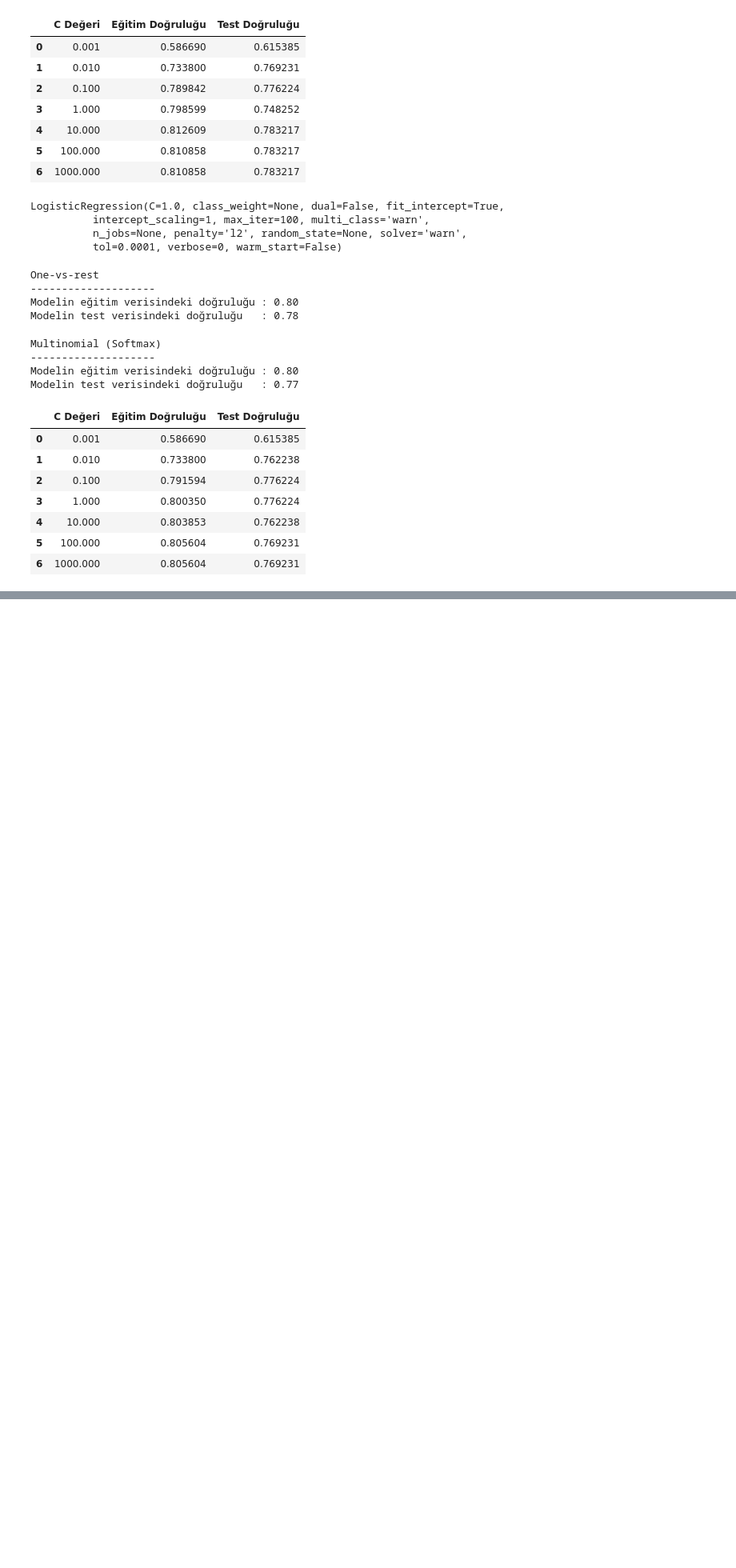
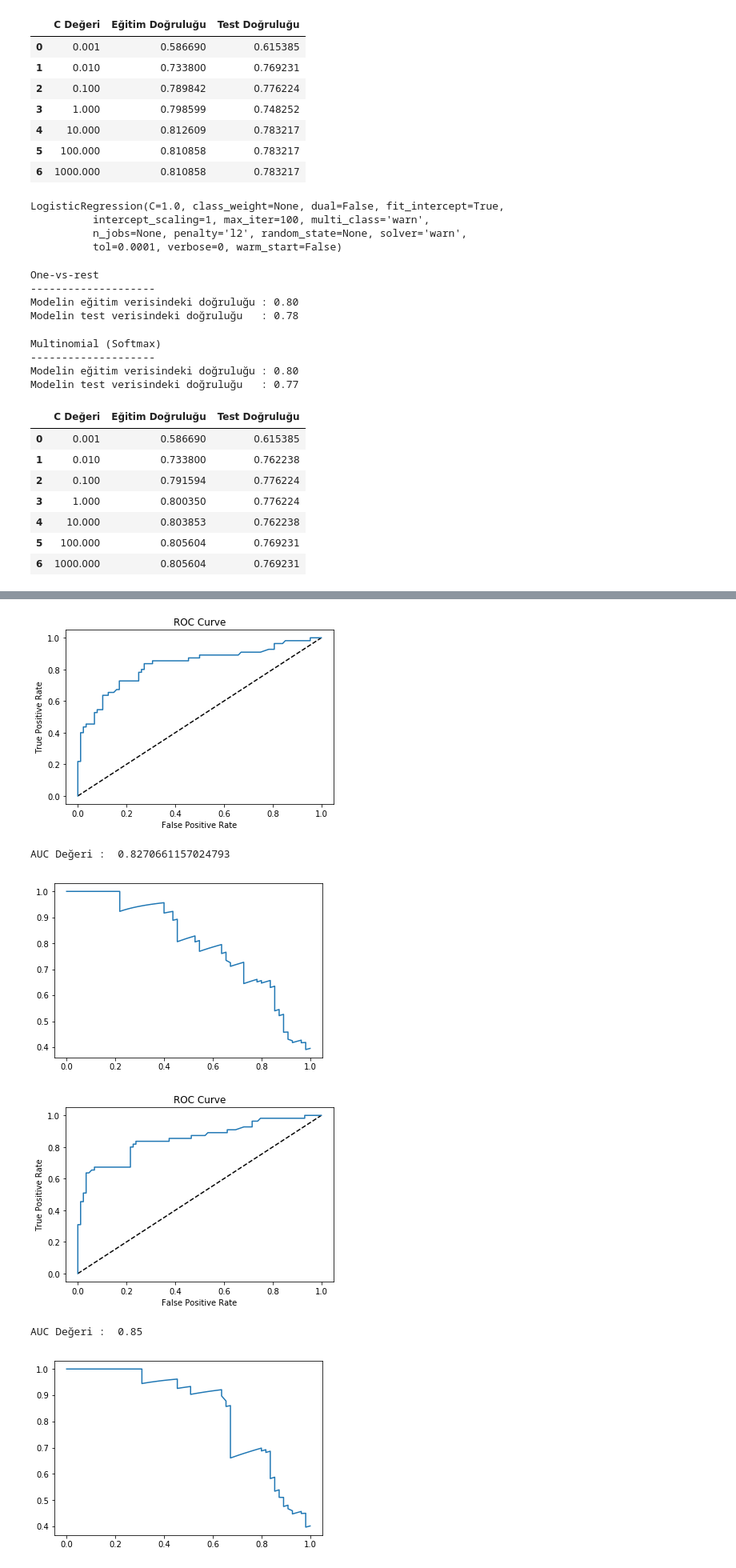
Before and after one commit to mehtapkaramanli/siniflandirma_3_bolum, a Jupyter notebook: Sınıflandırma titanıc odev.ipynb, the cells around one changed output, grey strips where cells are left out. Shown: that part at 80% size. Drawn from its saved outputs; the diff is of its cells as text; code cells hidden in the pictures; blank space fills up the shorter version.

Commit message:
veri seti aynı oldugu için 2. sorudakı titanıc kodundan devam edildi

```diff
--- a/Sınıflandırma titanıc odev.ipynb
+++ b/Sınıflandırma titanıc odev.ipynb
@@ -102,6 +87,8 @@ for i in range(len(titanic_data)):
         titanic_data['Sex'].iloc[i]=0
     elif(titanic_data['Sex'].iloc[i]=='female'):
         titanic_data['Sex'].iloc[i]=1
+# %%
+titan=titanic_data
 # %%
 from sklearn.linear_model import LogisticRegression
 log_reg = LogisticRegression()
@@ -305,0 +295,10 @@ display(dogruluk_değerleri)
+# %%
+titan=titan[['Pclass','Sex','Age','SibSp','Parch']]
+# %%
+X_eğitim, X_test, y_eğitim, y_test =  train_test_split(titan, target, test_size=0.20, random_state=111)
+yasama_tahmin_modeli = LogisticRegression()
+yasama_tahmin_modeli.fit(X_eğitim, y_eğitim)
+
+tahmin_eğitim = yasama_tahmin_modeli.predict(X_eğitim)
+tahmin_test = yasama_tahmin_modeli.predict(X_test)
+tahmin_test_ihtimal = yasama_tahmin_modeli.predict_proba(X_test)[:,1]
@@ -305,0 +377,40 @@ display(dogruluk_değerleri)
+# %%
+from sklearn.metrics import roc_curve, roc_auc_score
+from sklearn.metrics import precision_recall_curve
+import matplotlib.pyplot as plt
+
+C_değerleri = [0.01,1,100]
+
+for c in C_değerleri:
+    # Apply logistic regression model to training data
+    X_eğitim, X_test, y_eğitim, y_test =  train_test_split(titan, target, test_size=0.20, random_state=111)
+    lr = LogisticRegression(penalty = 'l2', C = c, random_state = 0)
+    lr.fit(X_eğitim,y_eğitim)
+
+    tahmin_eğitim = lr.predict(X_eğitim)
+    tahmin_test = lr.predict(X_test)
+    tahmin_test_ihtimal = lr.predict_proba(X_test)[:,1]
+
+    fpr, tpr, thresholds  = roc_curve(y_test, tahmin_test_ihtimal)
+
+    # Plot ROC curve
+    plt.plot([0, 1], [0, 1], 'k--')
+    plt.plot(fpr, tpr)
+    plt.xlabel('False Positive Rate')
+    plt.ylabel('True Positive Rate')
+    plt.title('ROC Curve')
+    plt.show()
+    print('AUC Değeri : ', roc_auc_score(y_test, tahmin_test_ihtimal))
+
+
+    hassasiyet, duyarlılık, _ = precision_recall_curve(y_test, tahmin_test_ihtimal)
+
+    plt.plot(duyarlılık, hassasiyet)
+    plt.show()
+# %% [output]
+[figure, added]
+AUC Değeri :  0.8270661157024793
+[figure, added]
+[figure, added]
+AUC Değeri :  0.85
+[figure, added]
```
Also changed, not shown: parts of 8 cells of this notebook.
